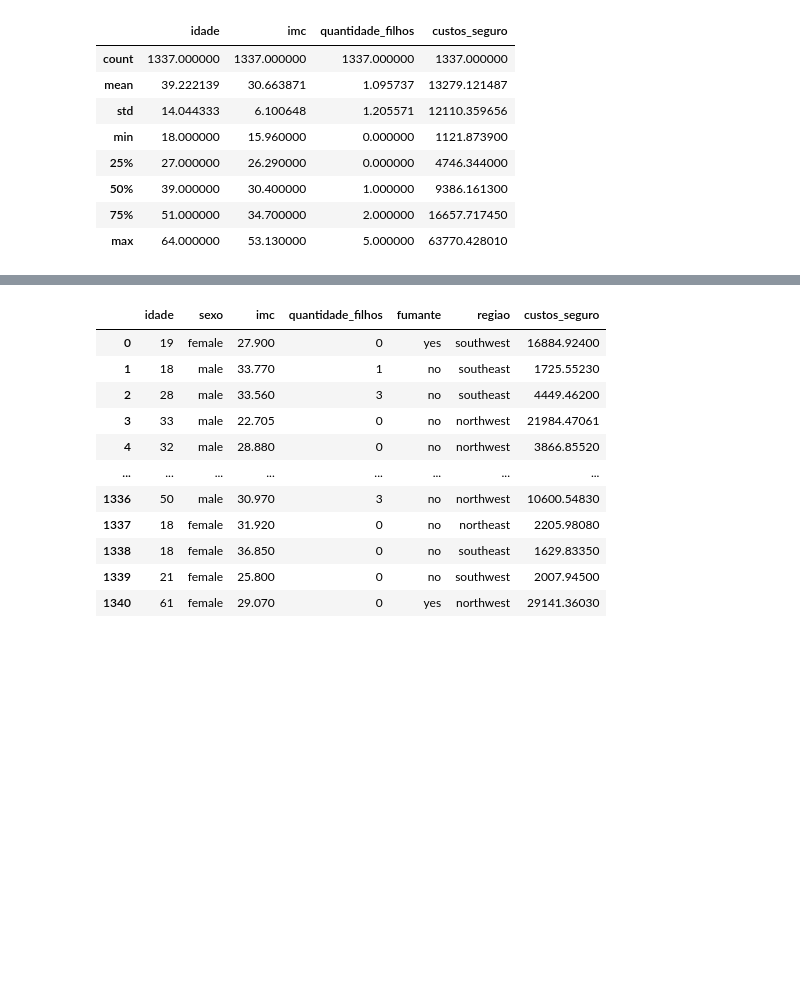
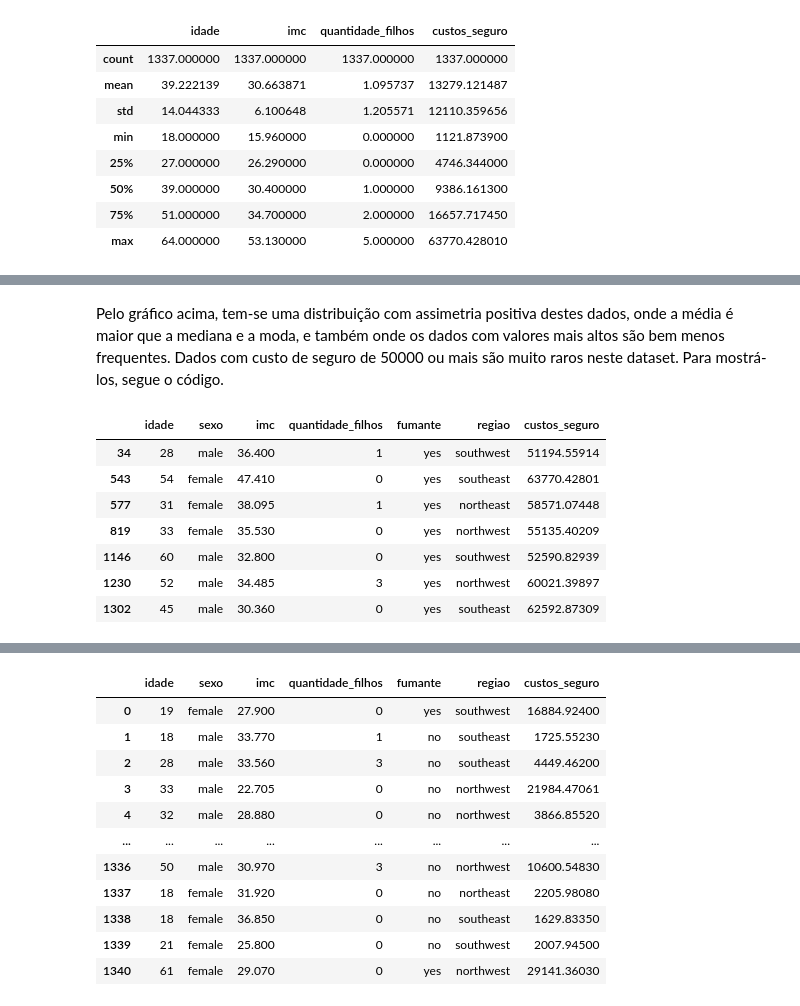
Before and after one commit to rfprates/regressao_seguro, a Jupyter notebook: case_preco_seguros.ipynb, the cells around one changed output, grey strips where cells are left out. Cells and saved outputs as stored; diff of their text form; code cells hidden in the pictures; blank space fills up the shorter version.

```diff
--- a/case_preco_seguros.ipynb
+++ b/case_preco_seguros.ipynb
@@ -118,0 +127,13 @@ df.describe()
+# %% [markdown]
+Pelo gráfico acima, tem-se uma distribuição com assimetria positiva destes dados, onde a média é maior que a mediana e a moda, e também onde os dados com valores mais altos são bem menos frequentes. Dados com custo de seguro de 50000 ou mais são muito raros neste dataset. Para mostrá-los, segue o código.
+# %%
+df[df['custos_seguro']>=50000]
+# %% [output]
+|  | idade | sexo | imc | quantidade_filhos | fumante | regiao | custos_seguro |
+| 34 | 28 | male | 36.400 | 1 | yes | southwest | 51194.55914 |
+| 543 | 54 | female | 47.410 | 0 | yes | southeast | 63770.42801 |
+| 577 | 31 | female | 38.095 | 1 | yes | northeast | 58571.07448 |
+| 819 | 33 | female | 35.530 | 0 | yes | northwest | 55135.40209 |
+| 1146 | 60 | male | 32.800 | 0 | yes | southwest | 52590.82939 |
+| 1230 | 52 | male | 34.485 | 3 | yes | northwest | 60021.39897 |
+| 1302 | 45 | male | 30.360 | 0 | yes | southeast | 62592.87309 |
```
Also changed, not shown: parts of 14 cells of this notebook.
